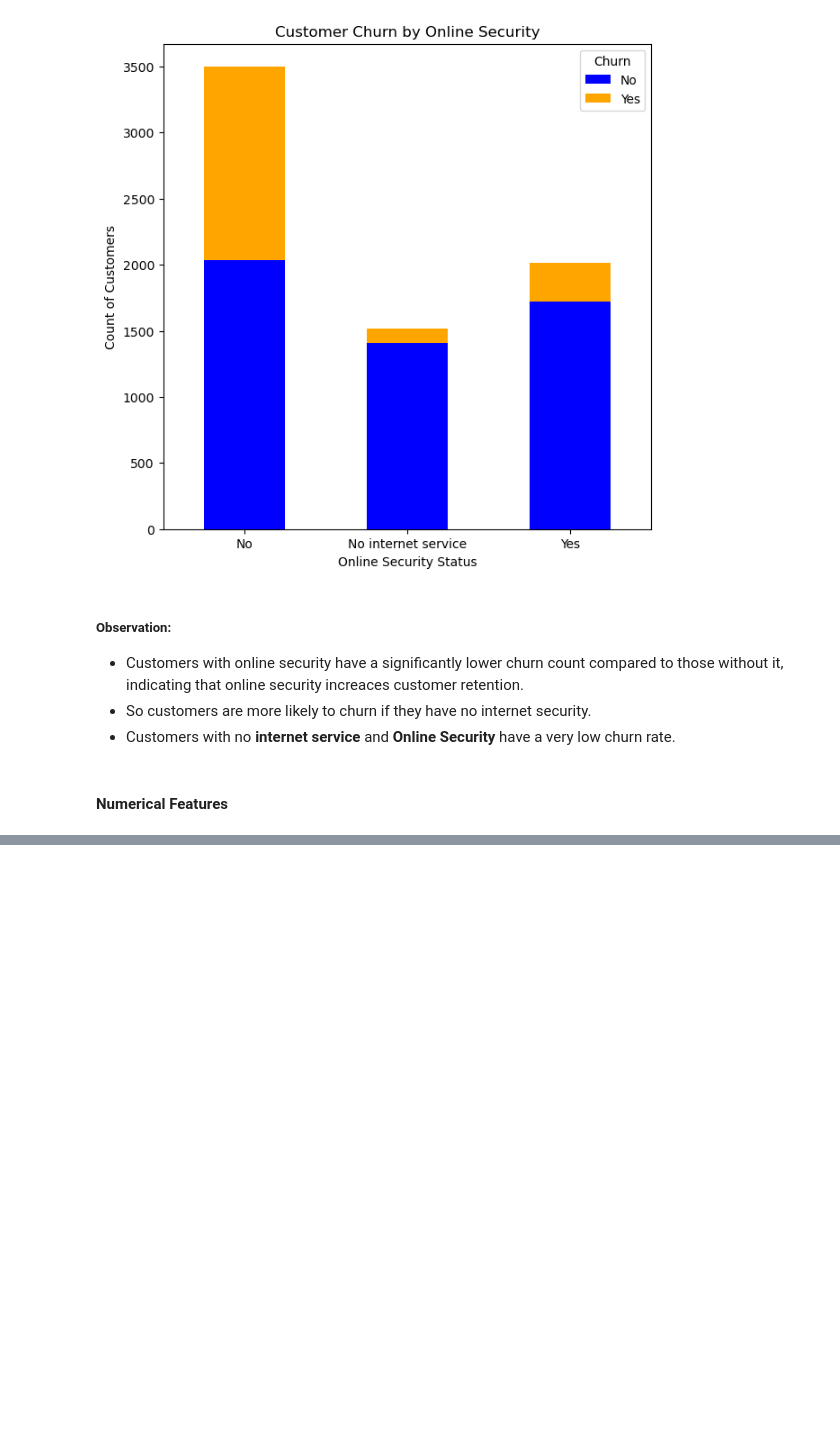
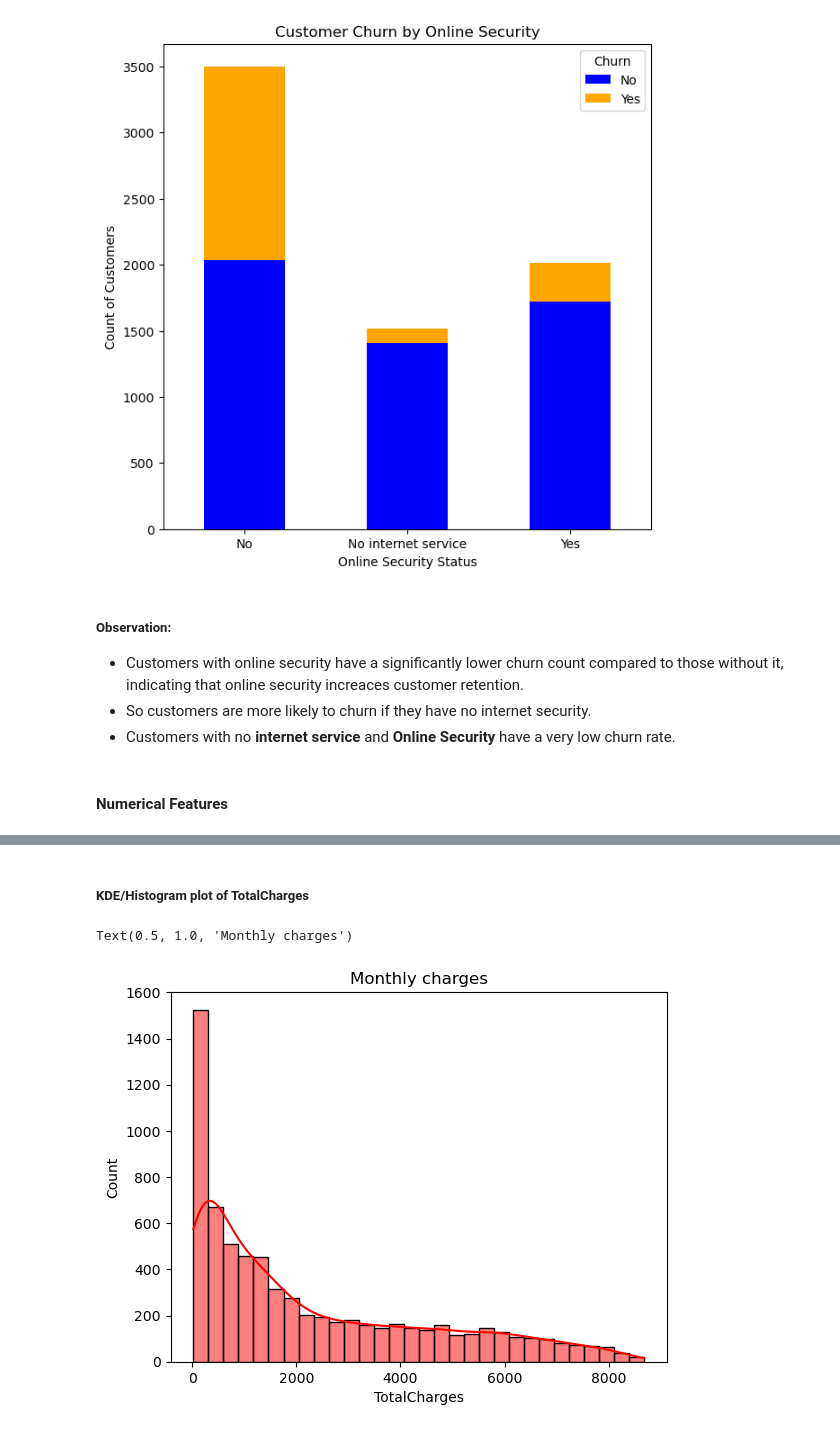
Before and after one commit to asaid03/churn-prediction, a Jupyter notebook: Telecom_Churn_EDA.ipynb, the cells around one changed output, grey strips where cells are left out. Cells and saved outputs as stored; diff of their text form; code cells hidden in the pictures; blank space fills up the shorter version.

```diff
--- a/Telecom_Churn_EDA.ipynb
+++ b/Telecom_Churn_EDA.ipynb
@@ -469,0 +478,8 @@ Yes                  1720   295
+# %% [markdown]
+##### KDE/Histogram plot of TotalCharges
+# %%
+sns.histplot(churn_data['TotalCharges'], bins=30, kde=True, color='red')
+plt.title('Monthly charges')
+# %% [output]
+Text(0.5, 1.0, 'Monthly charges')
+[figure, added]
```
Also changed, not shown: parts of 7 cells of this notebook.
